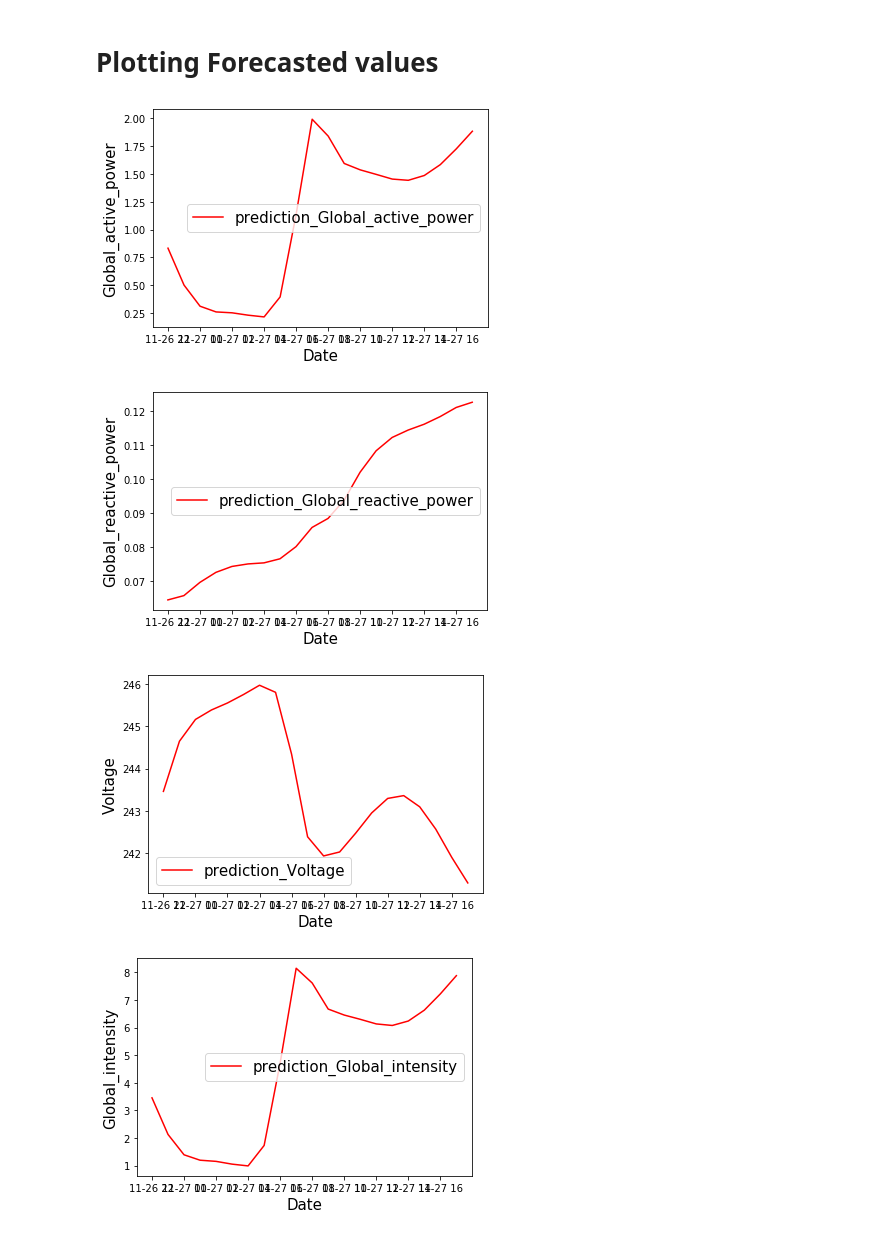
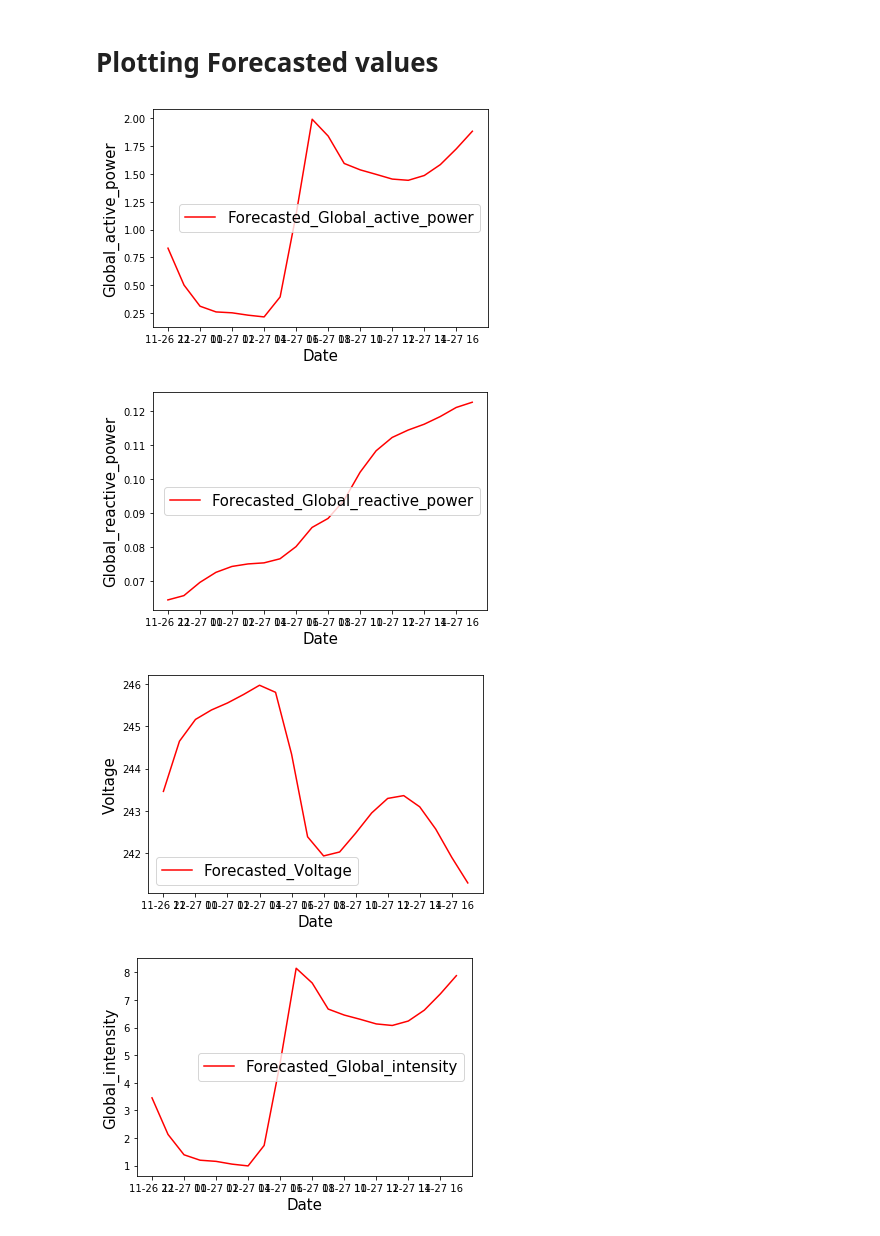
Before and after one commit to tejeshsai/LSTM-Multiple-parallel-time-series-forecasting-electric-power-consumption, a Jupyter notebook: LSTM-multi-time-series.ipynb, the cells around one changed output. Drawn from its saved outputs; the diff is of its cells as text; code cells hidden in the pictures.

```diff
--- a/LSTM-multi-time-series.ipynb
+++ b/LSTM-multi-time-series.ipynb
@@ -379,13 +379,13 @@ df_resample
 # %%
 for x in range(n_features):
 
-    plt.plot( forecast[columnarray[x]], 'r', label="prediction_"+columnarray[x])
+    plt.plot( forecast[columnarray[x]], 'r', label="Forecasted_"+columnarray[x])
     plt.ylabel(columnarray[x], size=15)
     plt.xlabel('Date', size=15)
     plt.legend(fontsize=15)
     plt.show()
 # %% [output]
-[figure, old version]
+[figure, new version]
-[figure, old version]
+[figure, new version]
-[figure, old version]
+[figure, new version]
-[figure, old version]
+[figure, new version]
```
Also changed, not shown: parts of 1 cell of this notebook.
